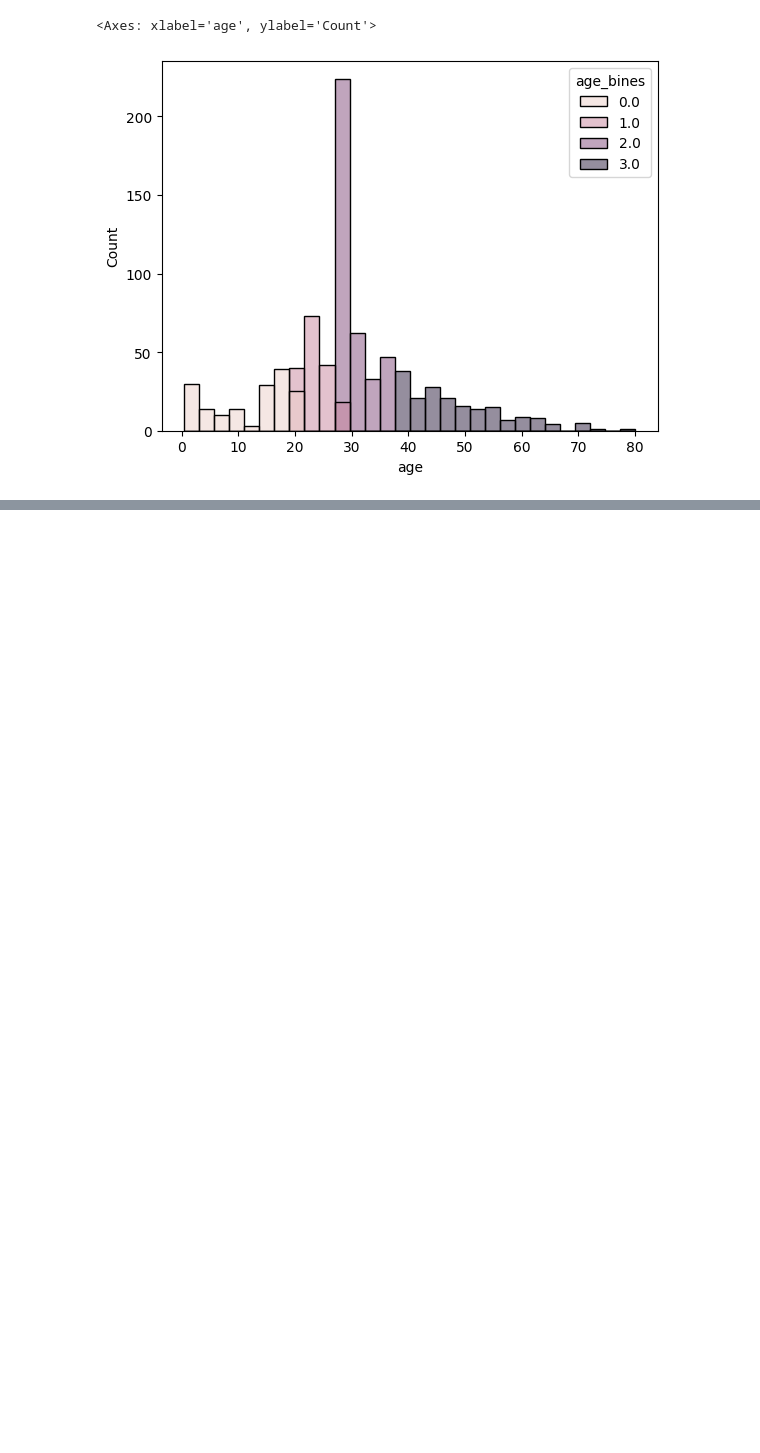
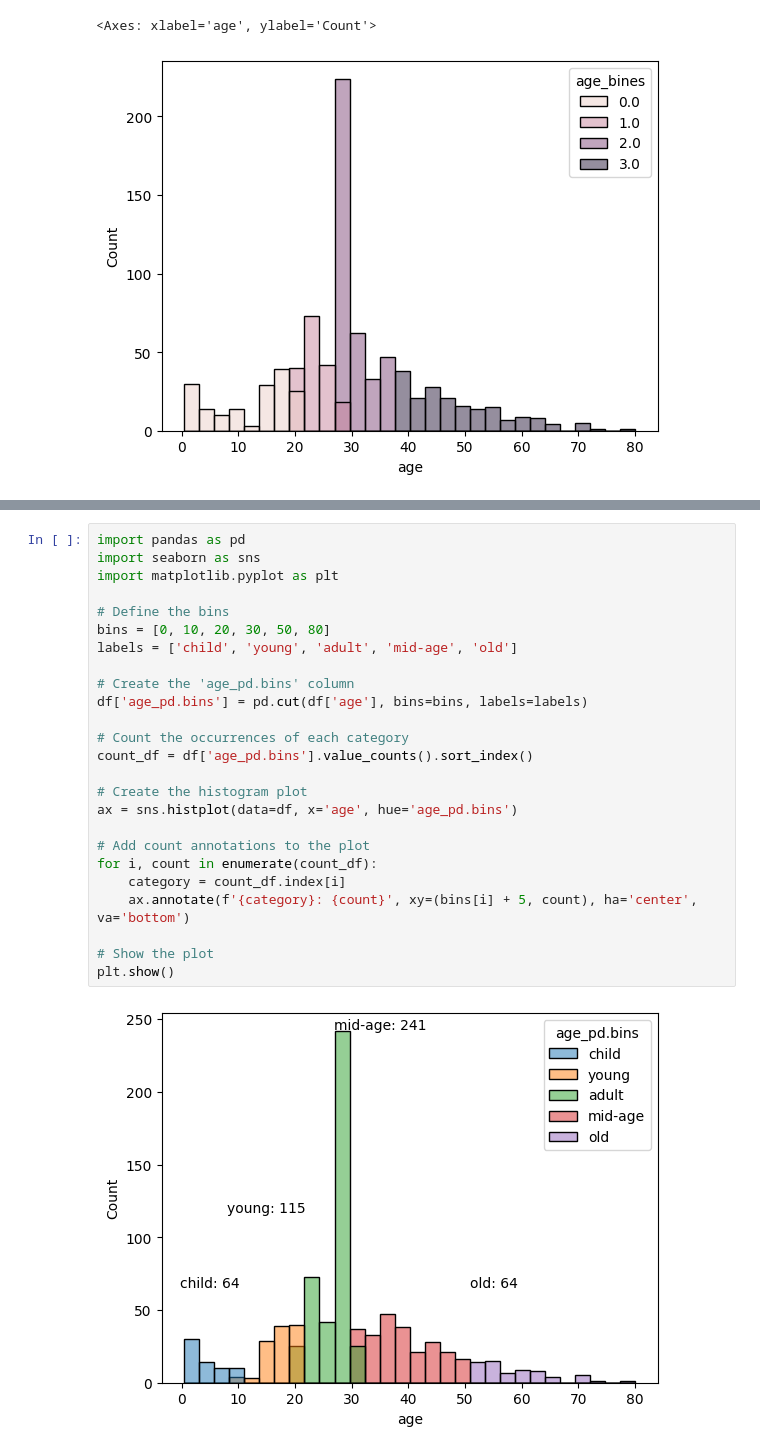
Before and after one commit to MotsimAslam/Pandas-Practice, a Jupyter notebook: Machine Learning/07_discretization.ipynb, the cells around one changed output, grey strips where cells are left out. Drawn from its saved outputs; the diff is of its cells as text; blank space fills up the shorter version.

```diff
--- a/Machine Learning/07_discretization.ipynb
+++ b/Machine Learning/07_discretization.ipynb
@@ -72,0 +85,27 @@ sns.histplot(df, x='age', hue='age_bines')
+# %%
+import pandas as pd
+import seaborn as sns
+import matplotlib.pyplot as plt
+
+# Define the bins
+bins = [0, 10, 20, 30, 50, 80]
+labels = ['child', 'young', 'adult', 'mid-age', 'old']
+
+# Create the 'age_pd.bins' column
+df['age_pd.bins'] = pd.cut(df['age'], bins=bins, labels=labels)
+
+# Count the occurrences of each category
+count_df = df['age_pd.bins'].value_counts().sort_index()
+
+# Create the histogram plot
+ax = sns.histplot(data=df, x='age', hue='age_pd.bins')
+
+# Add count annotations to the plot
+for i, count in enumerate(count_df):
+    category = count_df.index[i]
+    ax.annotate(f'{category}: {count}', xy=(bins[i] + 5, count), ha='center', va='bottom')
+
+# Show the plot
+plt.show()
+# %% [output]
+[figure, added]
```
Also changed, not shown: parts of 2 cells of this notebook, 3 other files.
